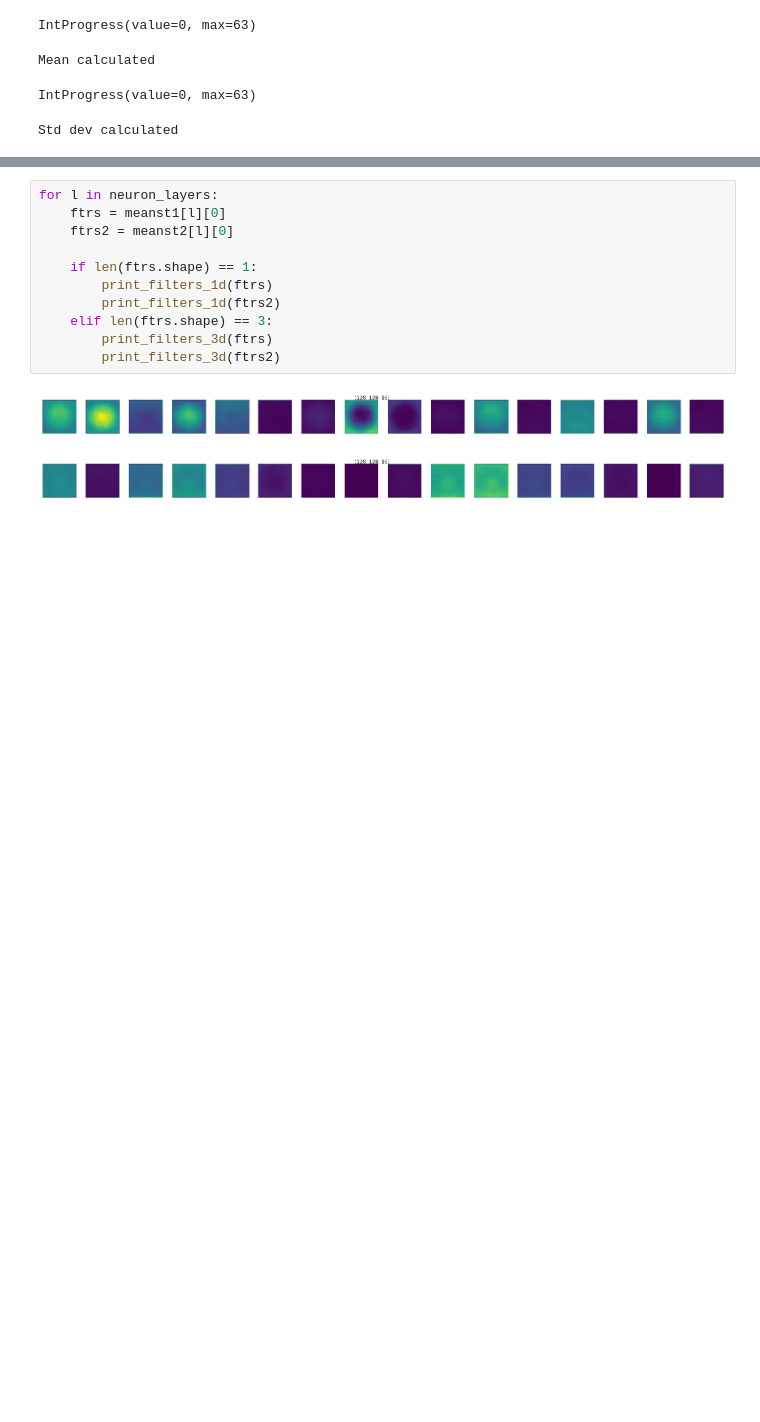
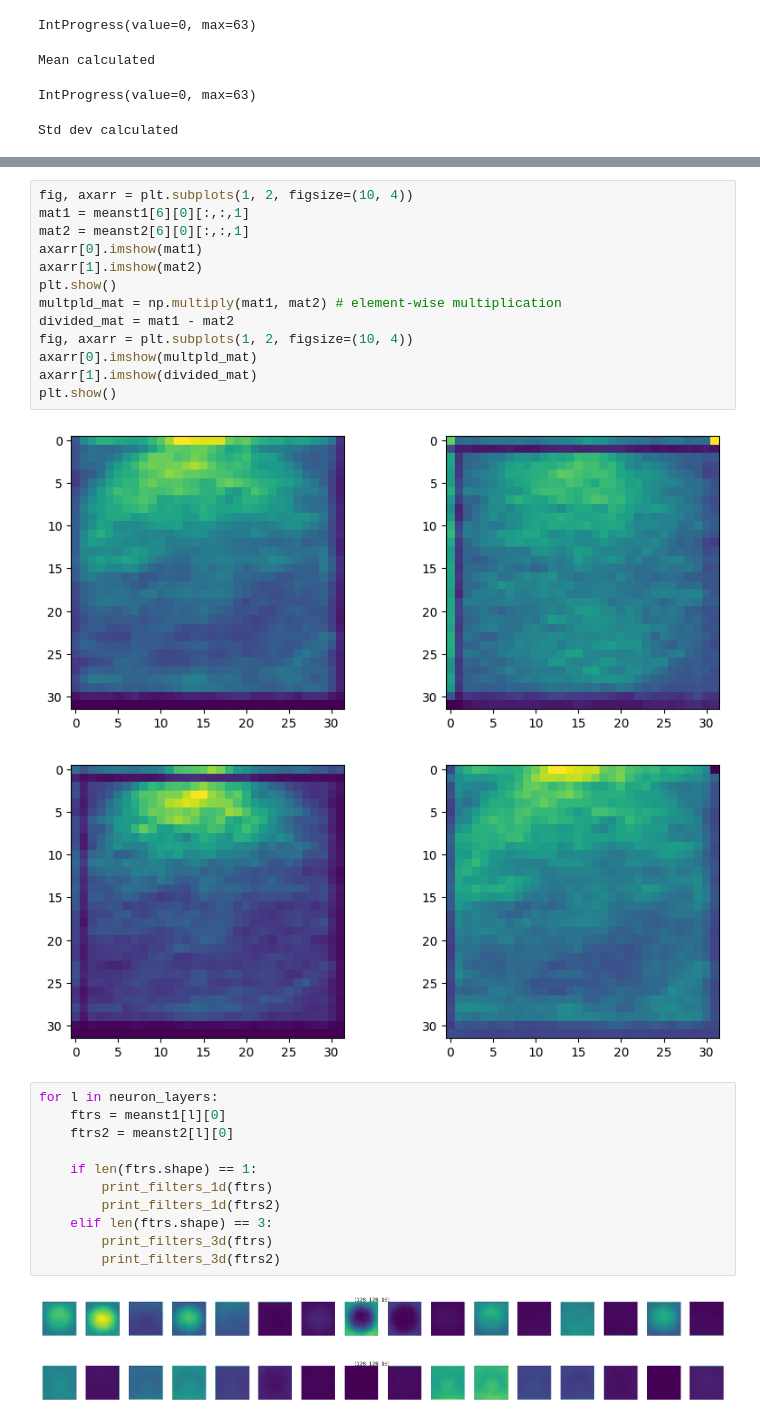
Before and after one commit to jbrneto/cnn-dosimetry, a Jupyter notebook: Generalization.ipynb, the cells around one changed output, grey strips where cells are left out. Cells and saved outputs as stored; diff of their text form; blank space fills up the shorter version.

```diff
--- a/Generalization.ipynb
+++ b/Generalization.ipynb
@@ -320,3 +404,19 @@ Std dev calculated
+# %%
+fig, axarr = plt.subplots(1, 2, figsize=(10, 4))
+mat1 = meanst1[6][0][:,:,1]
+mat2 = meanst2[6][0][:,:,1]
+axarr[0].imshow(mat1)
+axarr[1].imshow(mat2)
+plt.show()
+multpld_mat = np.multiply(mat1, mat2) # element-wise multiplication
+divided_mat = mat1 - mat2
+fig, axarr = plt.subplots(1, 2, figsize=(10, 4))
+axarr[0].imshow(multpld_mat)
+axarr[1].imshow(divided_mat)
+plt.show()
+# %% [output]
+[figure, added]
+[figure, added]
 # %%
 for l in neuron_layers:
     ftrs = meanst1[l][0]
```
Also changed, not shown: parts of 7 cells of this notebook, 1 other file.
